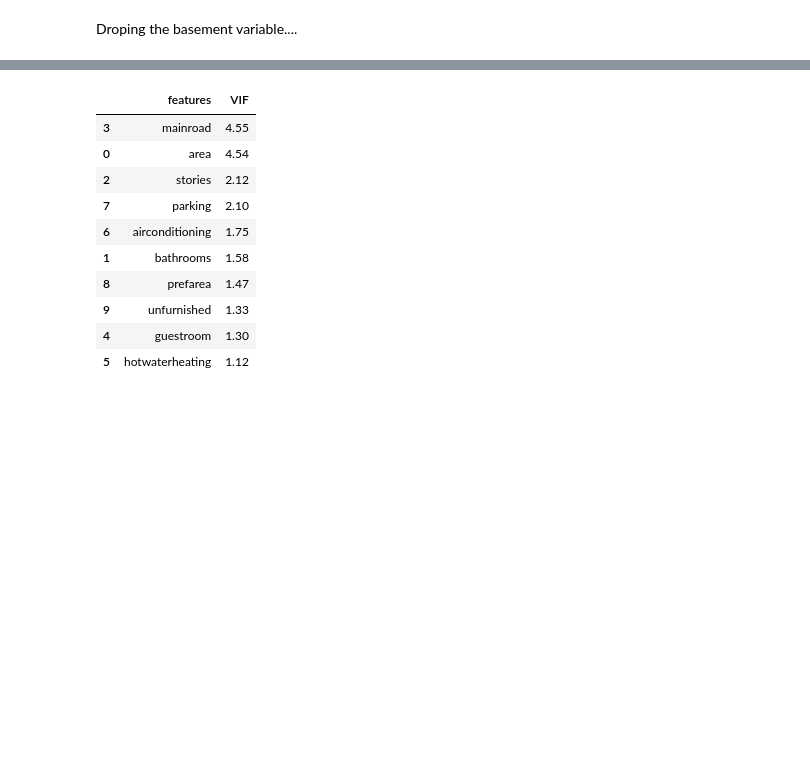
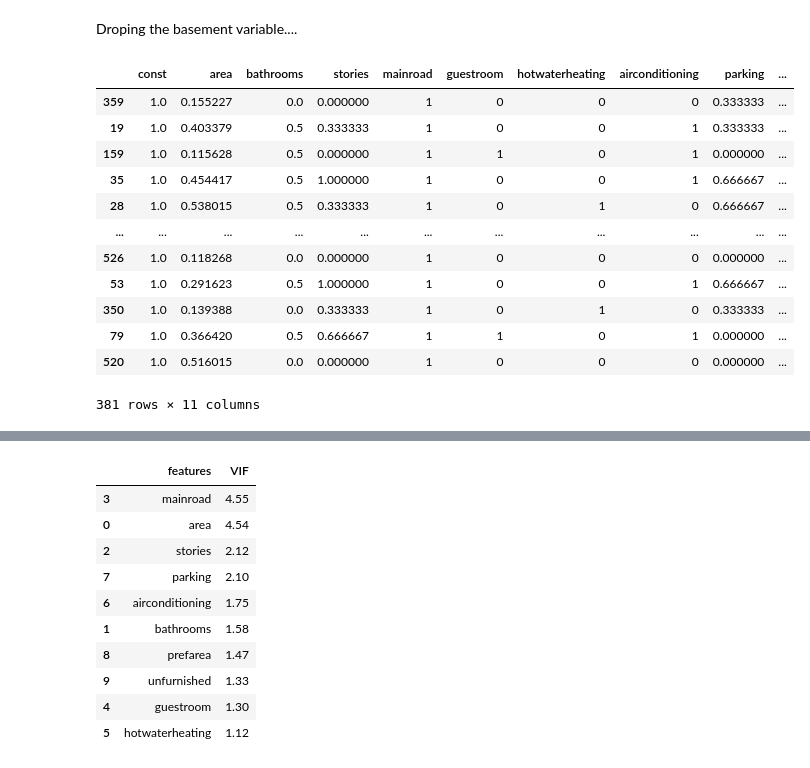
Before and after one commit to MadukaPcm/housepricingproject, a Jupyter notebook: housepricefile.ipynb, the cells around one changed output, grey strips where cells are left out. Cells and saved outputs as stored; diff of their text form; code cells hidden in the pictures; blank space fills up the shorter version.

```diff
--- a/housepricefile.ipynb
+++ b/housepricefile.ipynb
@@ -556,8 +558,23 @@ XX = XX.drop('basement', 1)
 # %%
 # Build a third fitted model..
 X_train_lm = sm.add_constant(XX)
 
 fr_ma = sm.OLS(Y_train, X_train_lm).fit()
+X_train_lm
+# %% [output]
+|  | const | area | bathrooms | stories | mainroad | guestroom | hotwaterheating | airconditioning | parking | ... |
+| 359 | 1.0 | 0.155227 | 0.0 | 0.000000 | 1 | 0 | 0 | 0 | 0.333333 | ... |
+| 19 | 1.0 | 0.403379 | 0.5 | 0.333333 | 1 | 0 | 0 | 1 | 0.333333 | ... |
+| 159 | 1.0 | 0.115628 | 0.5 | 0.000000 | 1 | 1 | 0 | 1 | 0.000000 | ... |
+| 35 | 1.0 | 0.454417 | 0.5 | 1.000000 | 1 | 0 | 0 | 1 | 0.666667 | ... |
+| 28 | 1.0 | 0.538015 | 0.5 | 0.333333 | 1 | 0 | 1 | 0 | 0.666667 | ... |
+| ... | ... | ... | ... | ... | ... | ... | ... | ... | ... | ... |
+| 526 | 1.0 | 0.118268 | 0.0 | 0.000000 | 1 | 0 | 0 | 0 | 0.000000 | ... |
+| 53 | 1.0 | 0.291623 | 0.5 | 1.000000 | 1 | 0 | 0 | 1 | 0.666667 | ... |
+| 350 | 1.0 | 0.139388 | 0.0 | 0.333333 | 1 | 0 | 1 | 0 | 0.333333 | ... |
+| 79 | 1.0 | 0.366420 | 0.5 | 0.666667 | 1 | 1 | 0 | 1 | 0.000000 | ... |
+| 520 | 1.0 | 0.516015 | 0.0 | 0.000000 | 1 | 0 | 0 | 0 | 0.000000 | ... |
+381 rows × 11 columns
 # %%
 print(fr_ma.summary())
 # %% [output]
```
Also changed, not shown: parts of 20 cells of this notebook, 5 other files.
